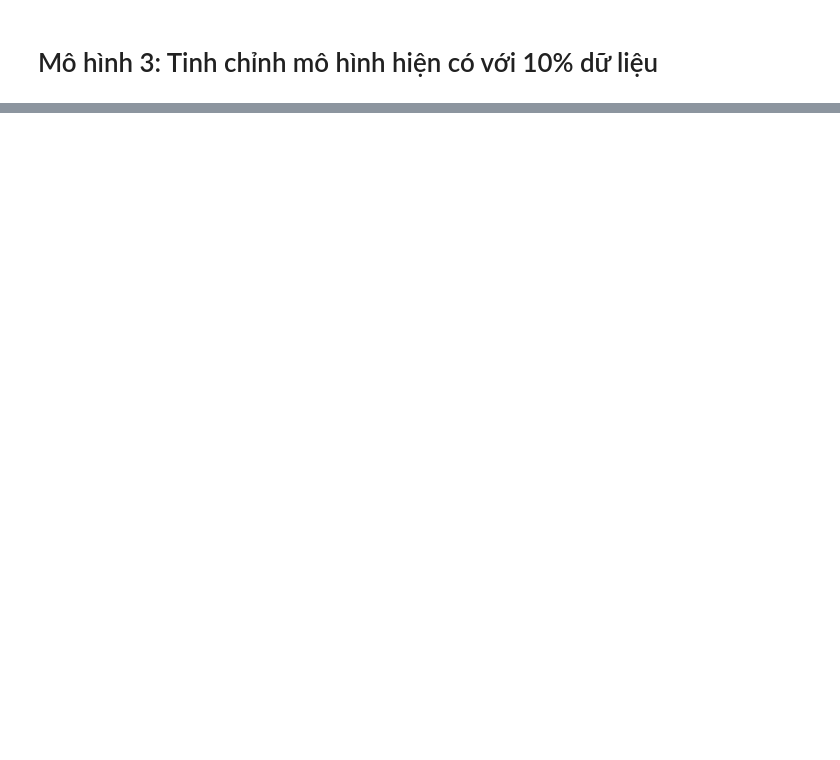
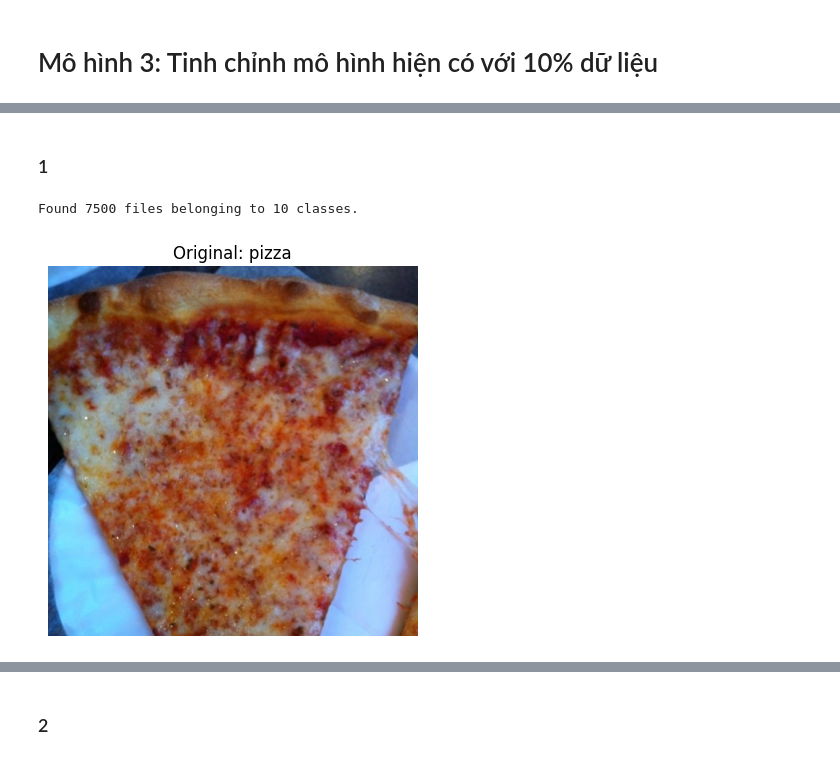
Before and after one commit to namtoptall/DataScience, a Jupyter notebook: transfer2.ipynb, the cells around one changed output, grey strips where cells are left out. Cells and saved outputs as stored; diff of their text form; code cells hidden in the pictures; blank space fills up the shorter version.

Commit message:
Được tạo bằng Colab

```diff
--- a/transfer2.ipynb
+++ b/transfer2.ipynb
@@ -660,0 +957,2 @@ print(np.array(results_10_percent_data_aug) - np.array(loaded_weights_model_resu
+# %% [markdown]
+### 1
@@ -660,0 +965,35 @@ print(np.array(results_10_percent_data_aug) - np.array(loaded_weights_model_resu
+# %%
+train_data = tf.keras.preprocessing.image_dataset_from_directory(train_dir,
+                                                                 label_mode="categorical",
+                                                                 image_size=IMG_SIZE)
+class_names = train_data.class_names
+# %% [output]
+Found 7500 files belonging to 10 classes.
+# %%
+def show_and_predict(model, class_name, folder_path="10_food_classes_all_data/test/"):
+    # Xác định thư mục chứa ảnh của lớp được chỉ định
+    target_dir = os.path.join(folder_path, class_name)
+    # Chọn ngẫu nhiên một ảnh từ thư mục
+    random_image = random.choice(os.listdir(target_dir))
+    random_image_path = os.path.join(target_dir, random_image)
+    # Đọc và hiển thị ảnh
+    img = mpimg.imread(random_image_path)
+    plt.imshow(img)
+    plt.title(f"Original: {class_name}")
+    plt.axis(False)
+    plt.show()
+    # Chuẩn bị ảnh cho việc dự đoán
+    img_array = tf.keras.preprocessing.image.img_to_array(img)  # Chuyển ảnh thành mảng
+    img_array = tf.image.resize(img_array, [224, 224])  # Thay đổi kích thước ảnh để phù hợp với đầu vào của mô hình
+    img_array = tf.expand_dims(img_array, 0)  # Tạo batch cho ảnh
+
+    # Dự đoán và hiển thị lớp dự đoán
+    predictions = model.predict(img_array)
+    predicted_class = class_names[tf.argmax(predictions[0])]  # Lấy chỉ số của lớp có xác suất cao nhất
+    print(f"Predicted: {predicted_class}")
+
+# Example usage
+# Assuming `model` is your trained model and `class_names` are the class names used in the model
+show_and_predict(model_2, "pizza")
+# %% [output]
+[figure, added]
@@ -660,0 +1002,2 @@ print(np.array(results_10_percent_data_aug) - np.array(loaded_weights_model_resu
+# %% [markdown]
+### 2
```
Also changed, not shown: parts of 56 cells of this notebook.
